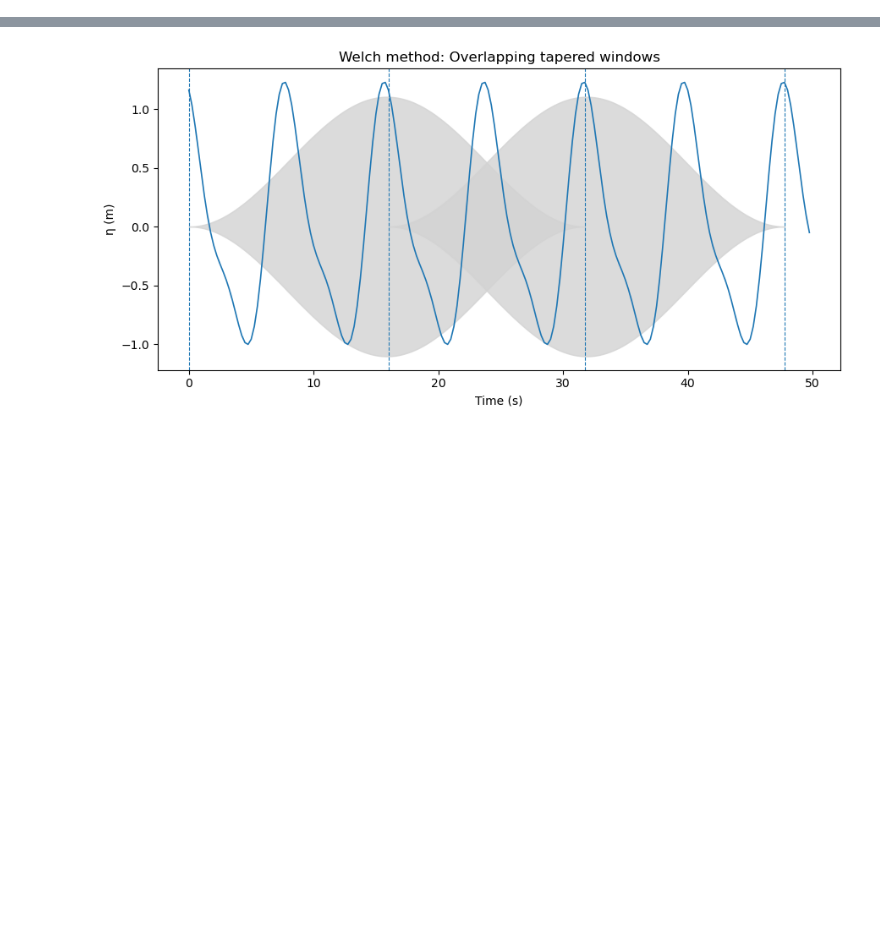
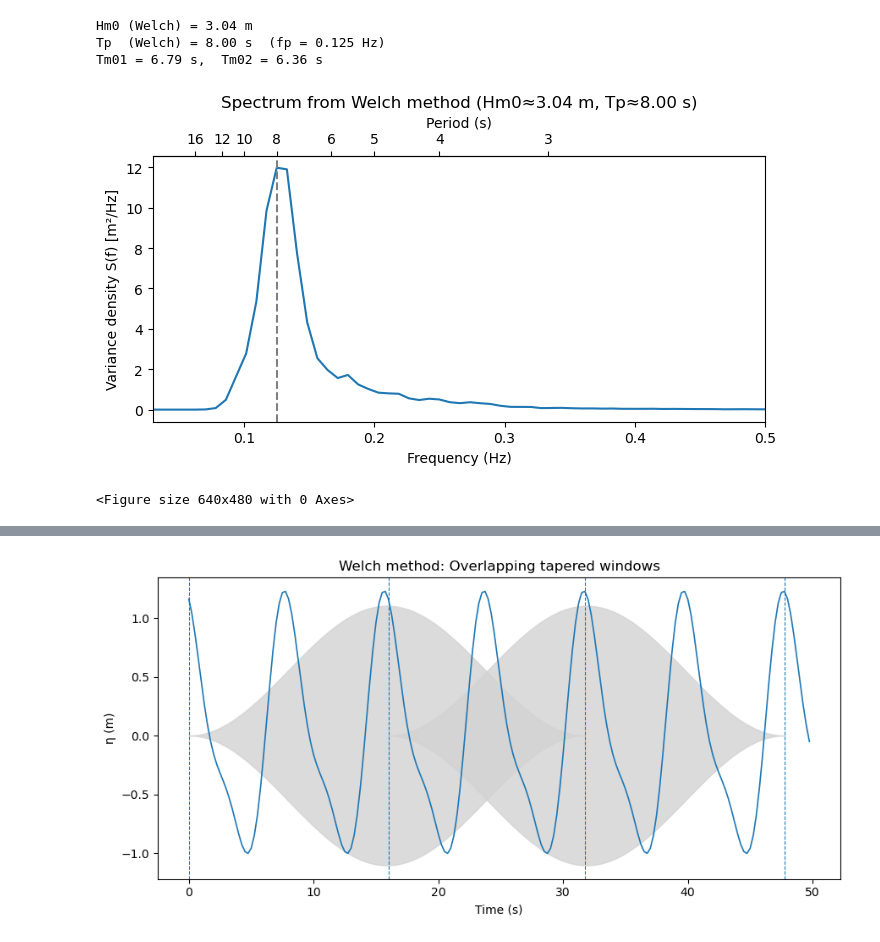
Before and after one commit to csherwood-usgs/FA_science, a Jupyter notebook: elevation_to_spectrum.ipynb, the cells around one changed output, grey strips where cells are left out. Saved outputs shown, nothing was run; the diff lists cells and outputs as text; code cells hidden in the pictures; blank space fills up the shorter version.

```diff
--- a/elevation_to_spectrum.ipynb
+++ b/elevation_to_spectrum.ipynb
@@ -1 +1,81 @@
+# %%
+import numpy as np
+from scipy import signal, integrate
+import matplotlib.pyplot as plt
+import pandas as pd
+
+# load  time series
+df = pd.read_csv("synthetic_ssh_Hmo_3.01_Tp_8.0.csv")
+time_s = df["time_s"].to_numpy()
+eta_m  = df["eta_m"].to_numpy()
+
+fs = 4.0  # Hz (sampling rate)
+
+# --- Welch parameters (sensible defaults for 20 min @ 4 Hz; N = 4800)
+nperseg  = 512            # segment length
+noverlap = nperseg // 2    # 50% overlap
+window   = "hann"          # standard Hann window
+
+# Welch returns one-sided PSD (for real signals), units: m^2/Hz for elevation
+f, S_welch = signal.welch(
+    eta_m,
+    fs=fs,
+    window=window,
+    nperseg=nperseg,
+    noverlap=noverlap,
+    detrend="constant",
+    return_onesided=True,
+    scaling="density",
+    average="mean"
+)
+
+# --- Spectral moments and bulk parameters
+m0   = integrate.trapezoid(S_welch, f)     # zeroth moment = variance
+Hm0  = 4.0 * np.sqrt(m0)                   # significant height (spectral)
+fp   = f[np.argmax(S_welch)]               # peak frequency (Hz)
+Tp   = 1.0 / fp if fp > 0 else np.nan      # peak period (s)
+
+print(f"Hm0 (Welch) = {Hm0:.2f} m")
+print(f"Tp  (Welch) = {Tp:.2f} s  (fp = {fp:.3f} Hz)")
+
+# --- Optional: other period definitions from moments
+m1   = integrate.trapezoid(f * S_welch, f)
+m2   = integrate.trapezoid((f**2) * S_welch, f)
+Tm01 = m0 / m1            # mean period (m0/m1)
+Tm02 = np.sqrt(m0 / m2)   # mean zero-crossing period
+
+print(f"Tm01 = {Tm01:.2f} s,  Tm02 = {Tm02:.2f} s")
+
+fig, ax = plt.subplots(figsize=(7,4))
+
+# bottom axis: frequency
+ax.plot(f, S_welch, )
+ax.set_xlim(0.03, 0.50)            # avoid f=0 so the transform T=1/f stays finite
+ax.set_xlabel("Frequency (Hz)")
+ax.set_ylabel("Variance density S(f) [m²/Hz]")
+ax.set_title(f"Spectrum from Welch method (Hm0≈{Hm0:.2f} m, Tp≈{Tp:.2f} s)")
+ax.axvline(fp, ls="--", color="gray")
+
+# top axis: period, using an exact transform
+def f_to_T(fvals):
+    return 1.0/np.clip(fvals, 1e-12, None)
+
+def T_to_f(Tvals):
+    return 1.0/np.clip(Tvals, 1e-12, None)
+
+secax = ax.secondary_xaxis('top', functions=(f_to_T, T_to_f))
+secax.set_xlabel("Period (s)")
+
+# choose clean period ticks within your frequency window (0.03–0.50 Hz → ~2–33 s)
+T_ticks = [3, 4, 5, 6, 8, 10, 12, 16]
+secax.set_xticks(T_ticks)
+plt.tight_layout()
+plt.show()
+plt.savefig('loglog_welch_method_spectrum.png')
+# %% [output]
+Hm0 (Welch) = 3.04 m
+Tp  (Welch) = 8.00 s  (fp = 0.125 Hz)
+Tm01 = 6.79 s,  Tm02 = 6.36 s
+[figure, added]
+<Figure size 640x480 with 0 Axes>
 # %%
```
Also changed, not shown: parts of 3 cells of this notebook, 9 other files.
